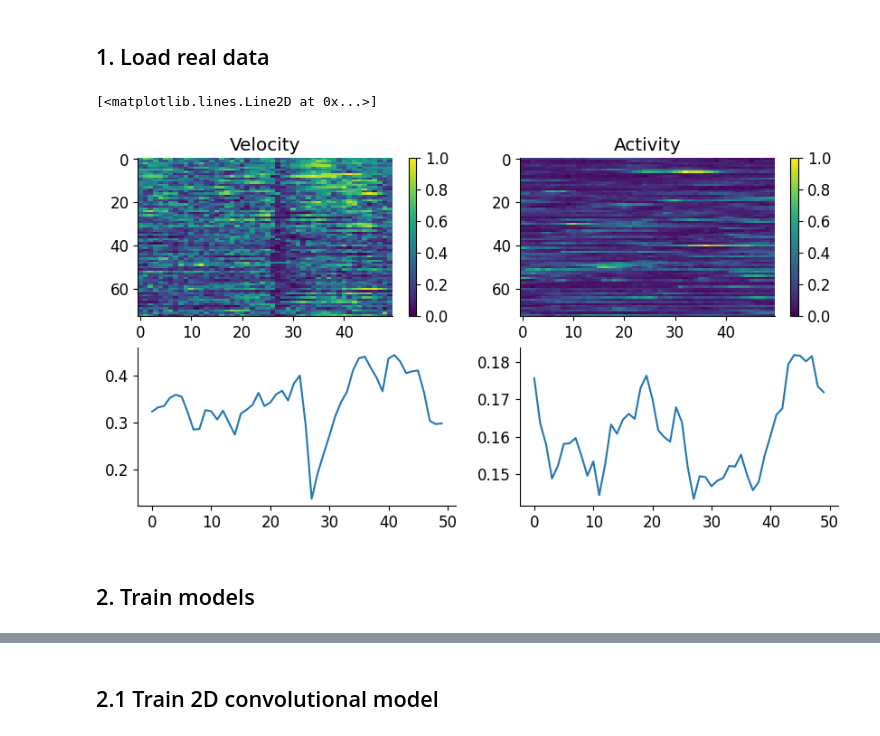
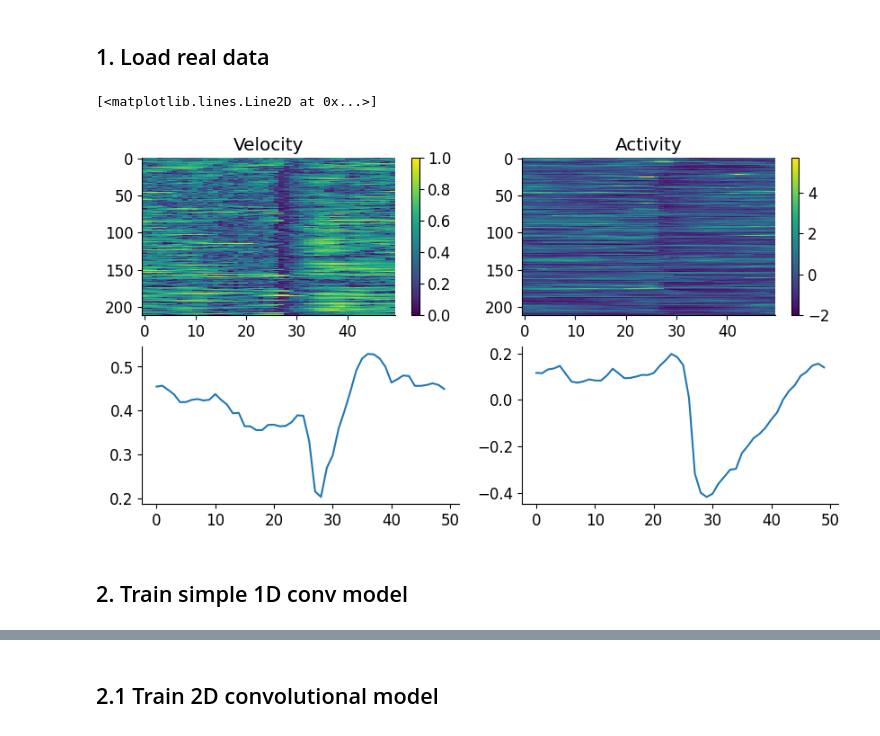
Before and after one commit to Milstein-Lab/CA1-interneuron-GLM, a Jupyter notebook: velocity_correction_conv_model.ipynb, the cells around one changed output, grey strips where cells are left out. Saved outputs shown, nothing was run; the diff lists cells and outputs as text; code cells hidden in the pictures.

Commit message:
extended analysis of Convolutional models for velocity correction

```diff
--- a/velocity_correction_conv_model.ipynb
+++ b/velocity_correction_conv_model.ipynb
@@ -34,7 +34,7 @@ animal = 'animal_1'
 velocity = factors_dict[animal]['Velocity']
 
 activity, place_field, velocity_component, noise = ut.get_synthetic_data(activity_dict, velocity,
-                                                                        place_field_type='positive_ramp', place_field_scale=-1, place_field_shift=-10,
+                                                                        place_field_type='negative_ramp', place_field_scale=-1, place_field_shift=-10,
                                                                         velocity_weight_type='flat', velocity_weight=1, velocity_power=1,
                                                                         noise_scale=0)
 # %%
@@ -176,32 +156,33 @@ tensor(0.9813) tensor([0.1949])
 # %%
 filename = "SSTindivsomata_GLM"
 # filename = "NDNFindivsomata_GLM"
 # filename = "EC_GLM"
 
 filepath = os.path.join("datasets", filename+".mat")
 activity_dict, factors_dict = ut.preprocess_data(filepath)
 
-animal = 'animal_3'
-cell = 'cell_4'
+animal = 'animal_1'
+cell = 'cell_2'
 
 velocity = factors_dict[animal]['Velocity']
 activity = activity_dict[animal][cell]
-activity = (activity - activity.min()) / (activity.max() - activity.min())
+# activity = (activity - activity.min()) / (activity.max() - activity.min())
+activity = (activity - activity.mean()) / activity.std()
 
 fig, ax = plt.subplots(2,2, figsize=(10,5))
 im = ax[0,0].imshow(velocity.T, interpolation='nearest', aspect='auto')
 cbar = fig.colorbar(im, ax=ax[0,0])
 ax[0,0].set_title('Velocity')
 im = ax[0,1].imshow(activity.T, interpolation='nearest', aspect='auto')
 cbar = fig.colorbar(im, ax=ax[0,1])
 ax[0,1].set_title('Activity')
 ax[1,0].plot(velocity.mean(axis=1))
 ax[1,1].plot(activity.mean(axis=1))
 # %% [output]
 [<matplotlib.lines.Line2D at 0x...>]
-[figure, old version]
+[figure, new version]
 # %% [markdown]
-## 2. Train models
+## 2. Train simple 1D conv model
 # %%
 # Train simple convolutional model
 kernel_size = 25
```
Also changed, not shown: parts of 27 cells of this notebook.
